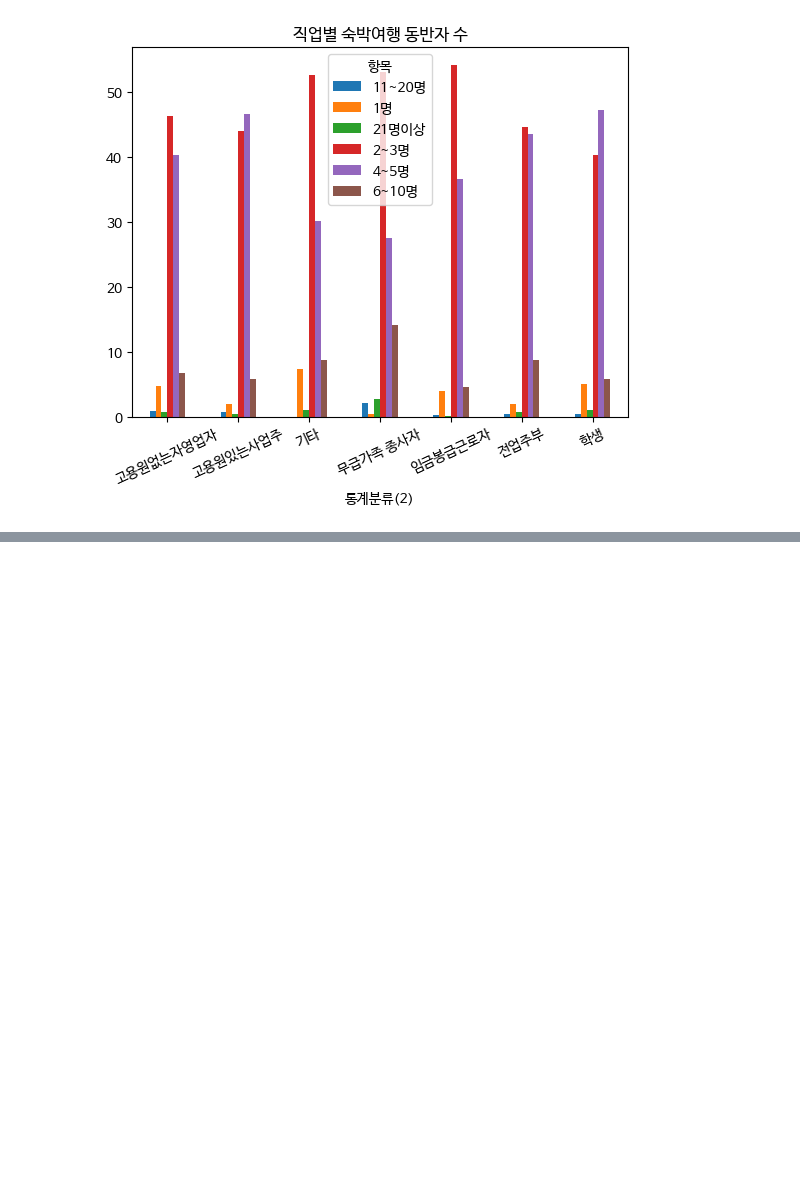
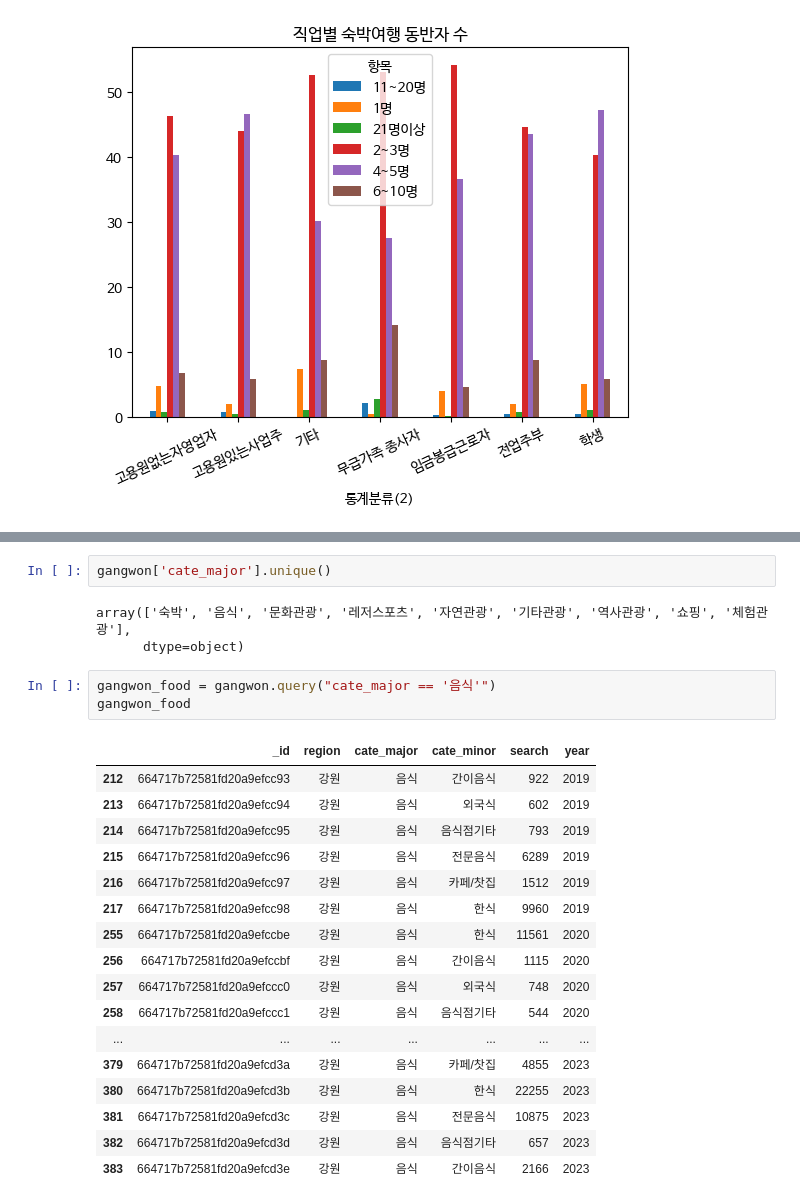
Before and after one commit to nohjuhyeon/AI_LKJ_hubs_fastapi, a Jupyter notebook: data_analysis/persona/2yj_persona_companion.ipynb, the cells around one changed output, grey strips where cells are left out. Saved outputs shown, nothing was run; the diff lists cells and outputs as text; blank space fills up the shorter version.

```diff
--- a/data_analysis/persona/2yj_persona_companion.ipynb
+++ b/data_analysis/persona/2yj_persona_companion.ipynb
@@ -207,0 +241,26 @@ plt.show()
+# %%
+gangwon['cate_major'].unique()
+# %% [output]
+array(['숙박', '음식', '문화관광', '레저스포츠', '자연관광', '기타관광', '역사관광', '쇼핑', '체험관광'],
+      dtype=object)
+# %%
+gangwon_food = gangwon.query("cate_major == '음식'")
+gangwon_food
+# %% [output]
+|  | _id | region | cate_major | cate_minor | search | year |
+| 212 | 664717b72581fd20a9efcc93 | 강원 | 음식 | 간이음식 | 922 | 2019 |
+| 213 | 664717b72581fd20a9efcc94 | 강원 | 음식 | 외국식 | 602 | 2019 |
+| 214 | 664717b72581fd20a9efcc95 | 강원 | 음식 | 음식점기타 | 793 | 2019 |
+| 215 | 664717b72581fd20a9efcc96 | 강원 | 음식 | 전문음식 | 6289 | 2019 |
+| 216 | 664717b72581fd20a9efcc97 | 강원 | 음식 | 카페/찻집 | 1512 | 2019 |
+| 217 | 664717b72581fd20a9efcc98 | 강원 | 음식 | 한식 | 9960 | 2019 |
+| 255 | 664717b72581fd20a9efccbe | 강원 | 음식 | 한식 | 11561 | 2020 |
+| 256 | 664717b72581fd20a9efccbf | 강원 | 음식 | 간이음식 | 1115 | 2020 |
+| 257 | 664717b72581fd20a9efccc0 | 강원 | 음식 | 외국식 | 748 | 2020 |
+| 258 | 664717b72581fd20a9efccc1 | 강원 | 음식 | 음식점기타 | 544 | 2020 |
+| ... | ... | ... | ... | ... | ... | ... |
+| 379 | 664717b72581fd20a9efcd3a | 강원 | 음식 | 카페/찻집 | 4855 | 2023 |
+| 380 | 664717b72581fd20a9efcd3b | 강원 | 음식 | 한식 | 22255 | 2023 |
+| 381 | 664717b72581fd20a9efcd3c | 강원 | 음식 | 전문음식 | 10875 | 2023 |
+| 382 | 664717b72581fd20a9efcd3d | 강원 | 음식 | 음식점기타 | 657 | 2023 |
+| 383 | 664717b72581fd20a9efcd3e | 강원 | 음식 | 간이음식 | 2166 | 2023 |
```
Also changed, not shown: parts of 4 cells of this notebook.
